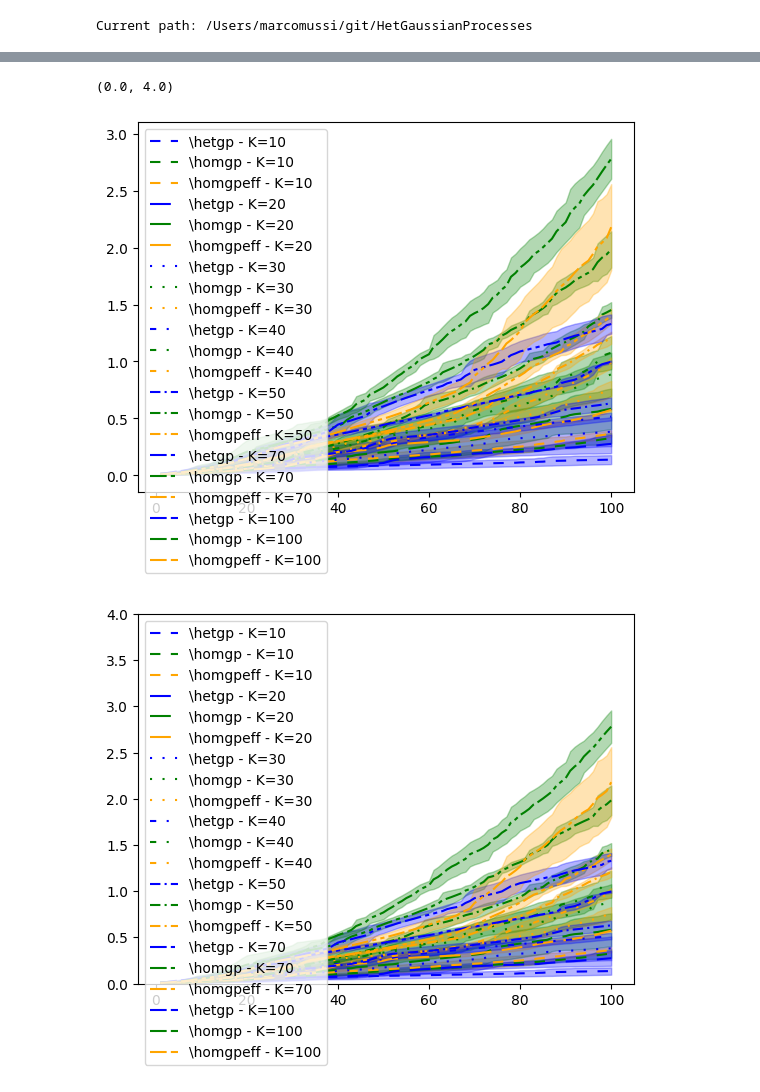
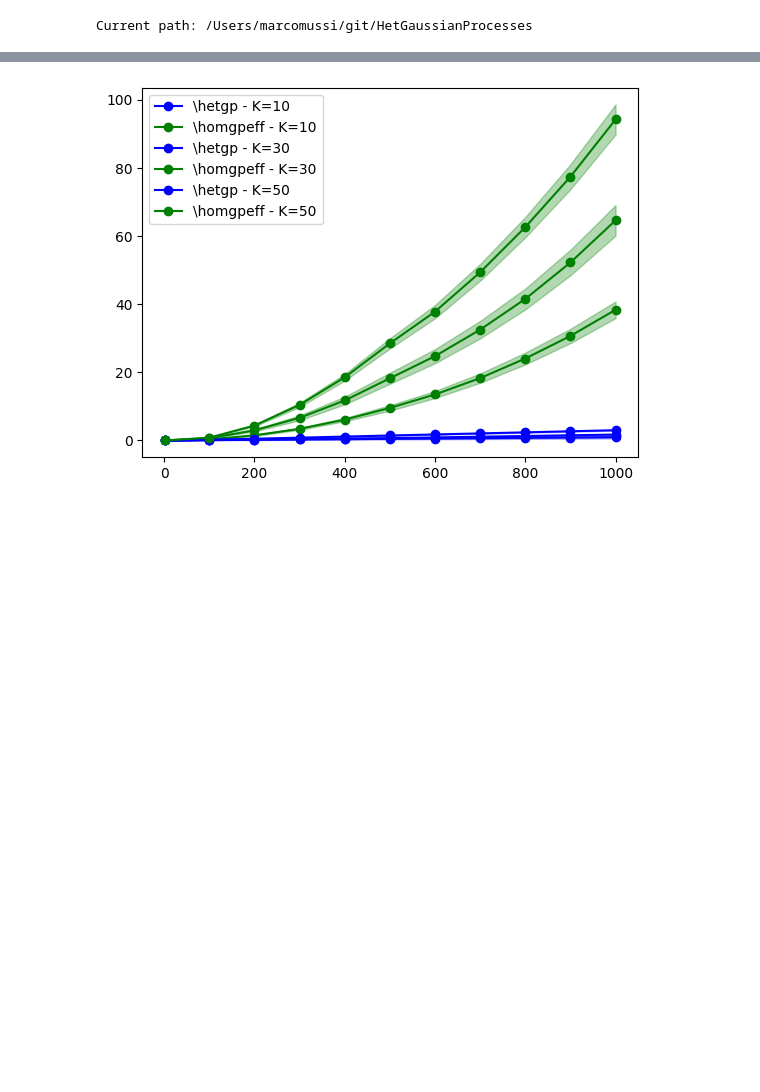
Before and after one commit to marcomussi/HetGaussianProcesses, a Jupyter notebook: notebooks/online_test.ipynb, the cells around one changed output, grey strips where cells are left out. Cells and saved outputs as stored; diff of their text form; code cells hidden in the pictures; blank space fills up the shorter version.

```diff
--- a/notebooks/online_test.ipynb
+++ b/notebooks/online_test.ipynb
@@ -18,8 +16,8 @@ Current path: /Users/marcomussi/git/HetGaussianProcesses
 # %%
 horizon = 1000
 kernel_L = 100
-sigma_sq = 0.01
-n_runs = 3
+sigma_sq = 0
+n_runs = 5
 B = 1
 delta = 1 / horizon
 
@@ -29,7 +27,7 @@ HET = "\\hetgp"
 HET_EFF = "\\hetgpeff"
 GP = "\\homgp"
 GP_EFF = "\\homgpeff"
-alg_lst = [HET, HET_EFF, GP, GP_EFF]
+alg_lst = [HET, GP_EFF]
 
 actions = np.zeros((len(alg_lst), len(n_actions_lst), n_runs, horizon))
 rewards = np.zeros((len(alg_lst), len(n_actions_lst), n_runs, horizon))
@@ -79,7 +89,7 @@ Starting run 3 of 3.
 # %%
 ci95 = lambda std_val : 1.96 * std_val / np.sqrt(n_runs)
 
-horizon_plt = np.linspace(1, horizon, horizon, dtype=int)
+horizon_plt = np.linspace(1, horizon, 21, dtype=int)
 
 for n_actions_i, n_actions in enumerate(n_actions_lst):
 
@@ -89,11 +99,14 @@ for n_actions_i, n_actions in enumerate(n_actions_lst):
 
         mean_aux_pseudo = np.mean(cum_pseudo_regret[alg_i, n_actions_i, :, :], axis=0)
         std_aux_pseudo = np.std(cum_pseudo_regret[alg_i, n_actions_i, :, :], axis=0)
-        plt.plot(horizon_plt, mean_aux_pseudo, label=alg)
-        plt.fill_between(horizon_plt, mean_aux_pseudo - ci95(std_aux_pseudo), mean_aux_pseudo + ci95(std_aux_pseudo), alpha=0.3)
+        plt.plot(horizon_plt, mean_aux_pseudo[horizon_plt-1], label=alg)
+        plt.fill_between(horizon_plt, mean_aux_pseudo[horizon_plt-1] - ci95(std_aux_pseudo[horizon_plt-1]), mean_aux_pseudo[horizon_plt-1] + ci95(std_aux_pseudo[horizon_plt-1]), alpha=0.3)
 
     plt.legend()
     plt.xlabel("Rounds")
     plt.ylabel("Pseudo Regret")
     plt.title(f"K = {n_actions}")
+    complete_path_approx = f"{save_path_approx}regretplot_Z{n_actions}_L{kernel_L}_horizon{horizon}_{datetime.datetime.now().strftime(dateformat)}"
+    plt.savefig(f"{complete_path_approx}.jpg")
+    tkz.save(f"{complete_path_approx}.tex")
 # %% [output]
@@ -107,38 +120,31 @@ for n_actions_i, n_actions in enumerate(n_actions_lst):
 # %%
 colors = ["blue", "green", "orange", "magenta"]
 linestyles = [
     (0, (5, 5)),                  # dashed classico
     (0, (10, 5)),                 # dashed lungo
     (0, (1, 5)),                  # dotted largo
     (0, (3, 5, 1, 5)),            # dash-dot
     (0, (5, 2, 1, 2)),            # dash-dot fitto
     (0, (8, 2, 2, 2, 2, 2)),      # dash-dot-dot
     (0, (8, 2, 8, 2, 2, 2, 2, 2)) # dash-dash-dot-dot
 ]
-horizon_plt = np.linspace(1, horizon, horizon, dtype=int)
+horizon_plt = np.linspace(1, horizon, 11, dtype=int)
+
+actions_plt_lst = [10, 20, 30]
 
 plt.figure()
-for n_actions_i, n_actions in enumerate(n_actions_lst):
+for n_actions_i, n_actions in enumerate(actions_plt_lst):
     for alg_i, alg in enumerate(alg_lst):
         mean_aux = np.mean(runningtime[alg_i, n_actions_i, :, :], axis=0)
         std_aux = np.std(runningtime[alg_i, n_actions_i, :, :], axis=0)
-        plt.plot(horizon_plt, mean_aux, linestyle=linestyles[n_actions_i], color=colors[alg_i], label=f"{alg} - K={n_actions}")
-        plt.fill_between(horizon_plt, mean_aux - ci95(std_aux), mean_aux + ci95(std_aux), color=colors[alg_i], alpha=0.3)
+        plt.plot(horizon_plt, mean_aux[horizon_plt-1], "o-", color=colors[alg_i], label=f"{alg} - K={n_actions}")
+        plt.fill_between(horizon_plt, mean_aux[horizon_plt-1] - ci95(std_aux[horizon_plt-1]), mean_aux[horizon_plt-1] + ci95(std_aux[horizon_plt-1]), color=colors[alg_i], alpha=0.3)
 plt.legend(loc="upper left")
-
-plt.figure() # same code as before except for the ylim
-for n_actions_i, n_actions in enumerate(n_actions_lst):
-    for alg_i, alg in enumerate(alg_lst):
-        mean_aux = np.mean(runningtime[alg_i, n_actions_i, :, :], axis=0)
-        std_aux = np.std(runningtime[alg_i, n_actions_i, :, :], axis=0)
-        plt.plot(horizon_plt, mean_aux, linestyle=linestyles[n_actions_i], color=colors[alg_i], label=f"{alg} - K={n_actions}")
-        plt.fill_between(horizon_plt, mean_aux - ci95(std_aux), mean_aux + ci95(std_aux), color=colors[alg_i], alpha=0.3)
-plt.legend(loc="upper left")
-plt.ylim([0, 4])
+complete_path_runningtime = f"{save_path_runningtime}runningtimeplot_Zlst{actions_plt_lst}_L{kernel_L}_horizon{horizon}_{datetime.datetime.now().strftime(dateformat)}"
+plt.savefig(f"{complete_path_runningtime}.jpg")
+tkz.save(f"{complete_path_runningtime}.tex")
 # %% [output]
-(0.0, 4.0)
-[figure, old version]
+[figure, new version]
-[figure, removed]
 # %%
 plt.figure()
 
```
Also changed, not shown: parts of 5 cells of this notebook, 3 other files.
